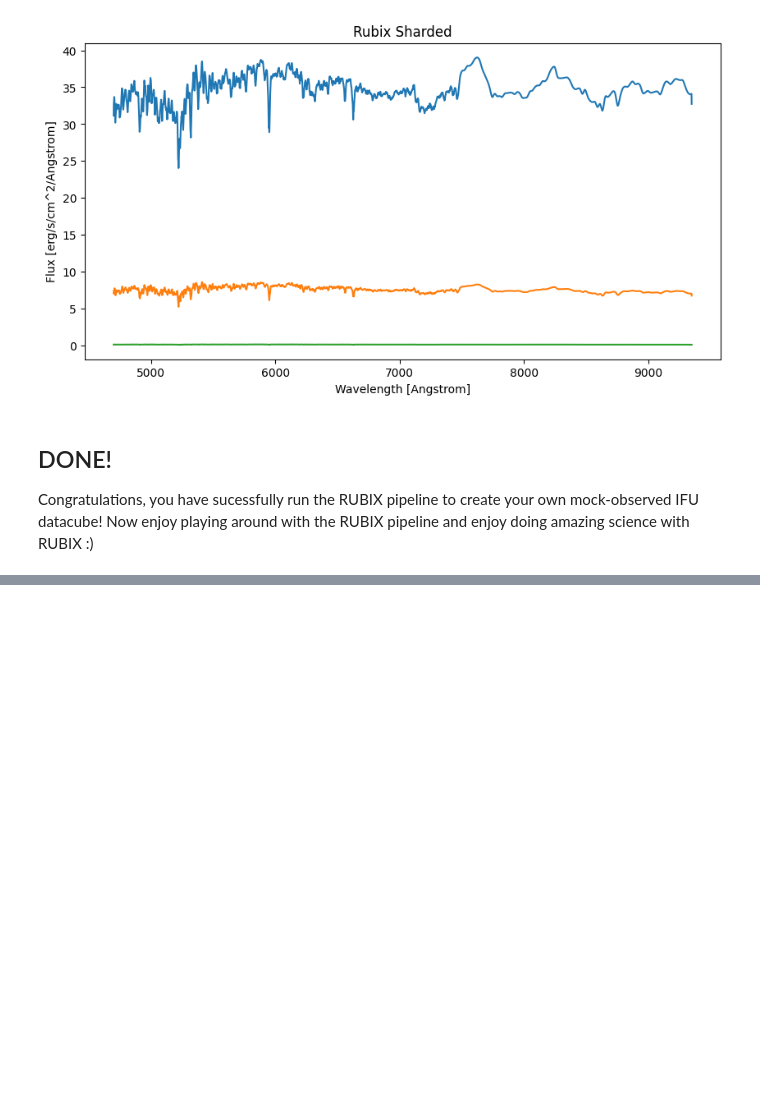
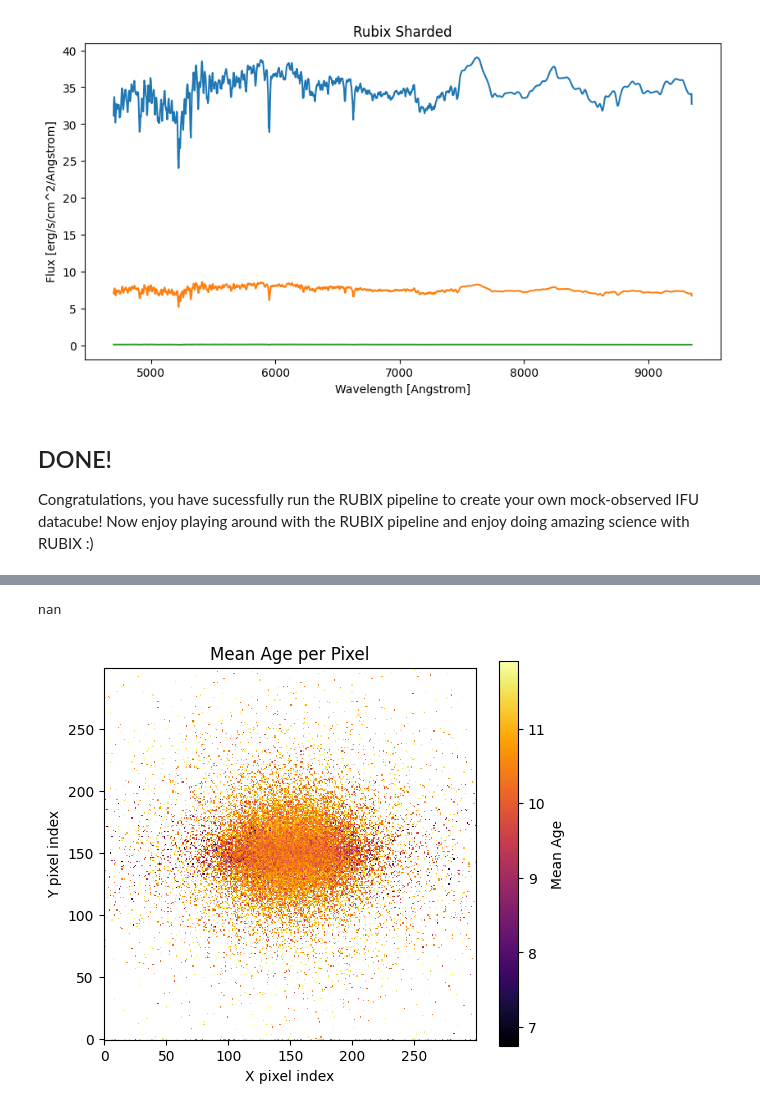
Before and after one commit to AstroAI-Lab/rubix, a Jupyter notebook: notebooks/rubix_pipeline_single_function_shard_map_fits_gsf.ipynb, the cells around one changed output, grey strips where cells are left out. Drawn from its saved outputs; the diff is of its cells as text; code cells hidden in the pictures; blank space fills up the shorter version.

```diff
--- a/notebooks/rubix_pipeline_single_function_shard_map_fits_gsf.ipynb
+++ b/notebooks/rubix_pipeline_single_function_shard_map_fits_gsf.ipynb
@@ -315,33 +328,36 @@ import matplotlib.pyplot as plt
 
 # Assuming your data arrays are defined as follows:
 pixel_assignment = np.asarray(np.squeeze(inputdata.stars.pixel_assignment))
-ages = np.asarray(inputdata.stars.age[0, :])
+ages = np.asarray(inputdata.stars.age[:])
 
 # Compute the sum of velocities and count per pixel using np.bincount
 sum_ages = np.bincount(pixel_assignment, weights=ages)
 counts = np.bincount(pixel_assignment)
 
 # Calculate mean velocity; note: division by zero is avoided if every pixel has at least one star.
 mean_age = sum_ages / counts
 
 
 # If you know the pixel grid dimensions (for example, a square grid)
 n_pixels = len(mean_age)
 grid_size = int(np.sqrt(n_pixels))
 if grid_size * grid_size != n_pixels:
     raise ValueError("The total number of pixels is not a perfect square; please specify the grid shape explicitly.")
 
 # Reshape the mean_velocity into a 2D array for imshow
 age_map = mean_age.reshape((grid_size, grid_size))
 print(age_map[12,12])
 
 # Plot the result
 plt.figure(figsize=(6, 5))
 plt.imshow(age_map, origin='lower', interpolation='nearest', cmap='inferno')
 plt.colorbar(label='Mean Age')
 plt.title('Mean Age per Pixel')
 plt.xlabel('X pixel index')
 plt.ylabel('Y pixel index')
 #storepath = f"./output/datacube_NIHAO{config_illustris['data']['load_galaxy_args']['id']}_{config_illustris["telescope"]["name"]}_{config_illustris['pipeline']['name']}_age.png"
 #plt.savefig(storepath)
 plt.show()
+# %% [output]
+nan
+[figure, added]
```
Also changed, not shown: parts of 8 cells of this notebook.
